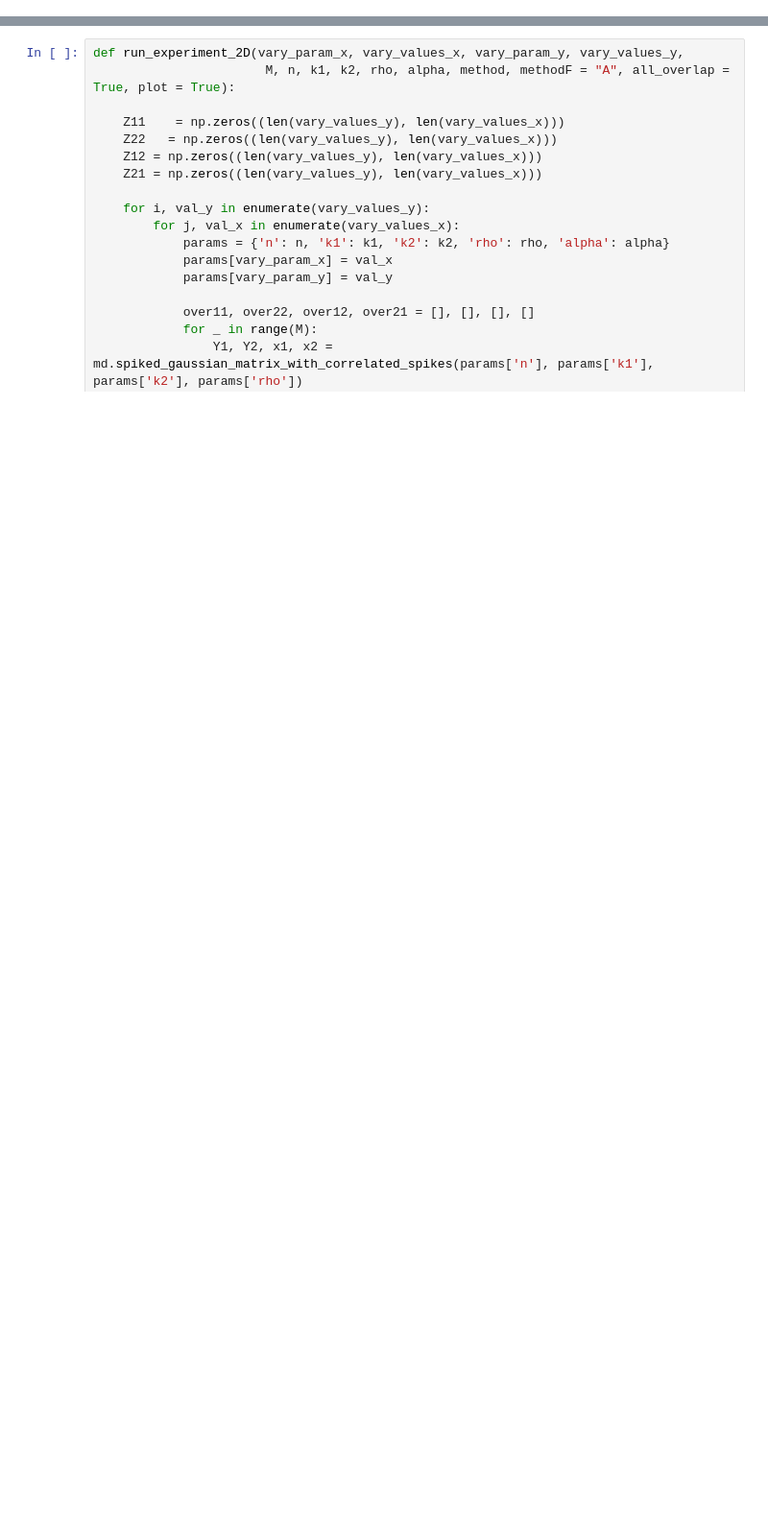
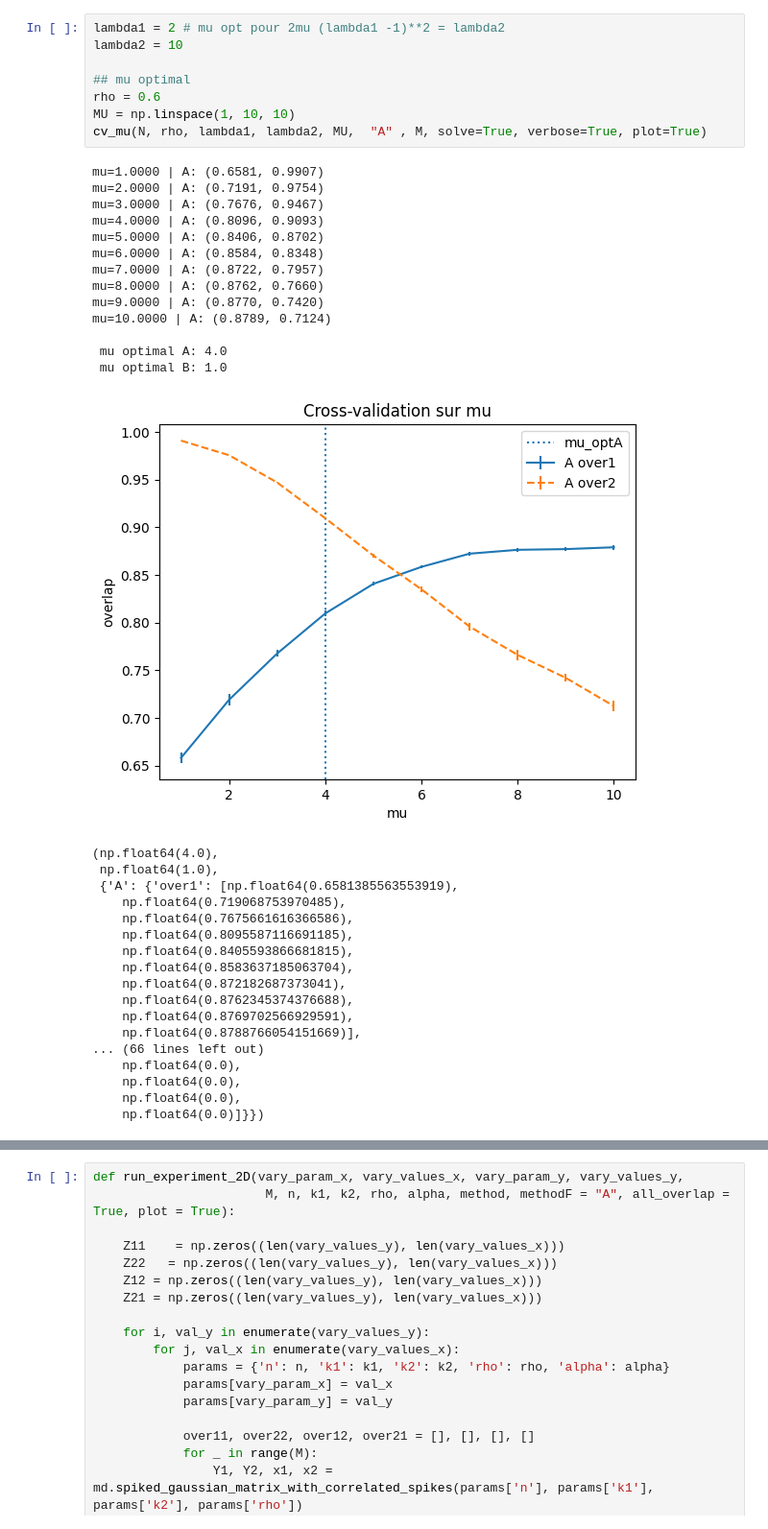
Before and after one commit to Taliesin123/Physics_The_Projects, a Jupyter notebook: Spike_code/nums_fisher.ipynb, the cells around one changed output, grey strips where cells are left out. Shown at 96% size. Drawn from its saved outputs; the diff is of its cells as text; blank space fills up the shorter version.

```diff
--- a/Spike_code/nums_fisher.ipynb
+++ b/Spike_code/nums_fisher.ipynb
@@ -67,2 +234,42 @@ def ploplot(title, ylabel, lam_vals, yA, stdA, yB, stdB, ybase=None, stdbase=Non
+# %%
+lambda1 = 2 # mu opt pour 2mu (lambda1 -1)**2 = lambda2
+lambda2 = 10
+
+## mu optimal
+rho = 0.6
+MU = np.linspace(1, 10, 10)
+cv_mu(N, rho, lambda1, lambda2, MU,  "A" , M, solve=True, verbose=True, plot=True)
+# %% [output]
+mu=1.0000 | A: (0.6581, 0.9907)
+mu=2.0000 | A: (0.7191, 0.9754)
+mu=3.0000 | A: (0.7676, 0.9467)
+mu=4.0000 | A: (0.8096, 0.9093)
+mu=5.0000 | A: (0.8406, 0.8702)
+mu=6.0000 | A: (0.8584, 0.8348)
+mu=7.0000 | A: (0.8722, 0.7957)
+mu=8.0000 | A: (0.8762, 0.7660)
+mu=9.0000 | A: (0.8770, 0.7420)
+mu=10.0000 | A: (0.8789, 0.7124)
+
+ mu optimal A: 4.0
+ mu optimal B: 1.0
+[figure, added]
+(np.float64(4.0),
+ np.float64(1.0),
+ {'A': {'over1': [np.float64(0.6581385563553919),
+    np.float64(0.719068753970485),
+    np.float64(0.7675661616366586),
+    np.float64(0.8095587116691185),
+    np.float64(0.8405593866681815),
+    np.float64(0.8583637185063704),
+    np.float64(0.872182687373041),
+    np.float64(0.8762345374376688),
+    np.float64(0.8769702566929591),
+    np.float64(0.8788766054151669)],
+... (66 lines left out)
+    np.float64(0.0),
+    np.float64(0.0),
+    np.float64(0.0),
+    np.float64(0.0)]}})
 # %%
 
```
Also changed, not shown: parts of 8 cells of this notebook.
